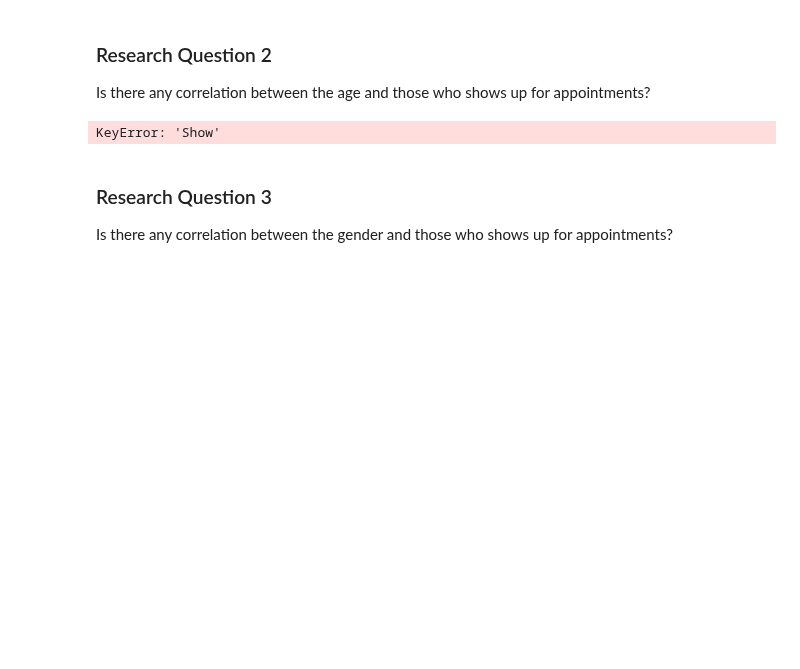
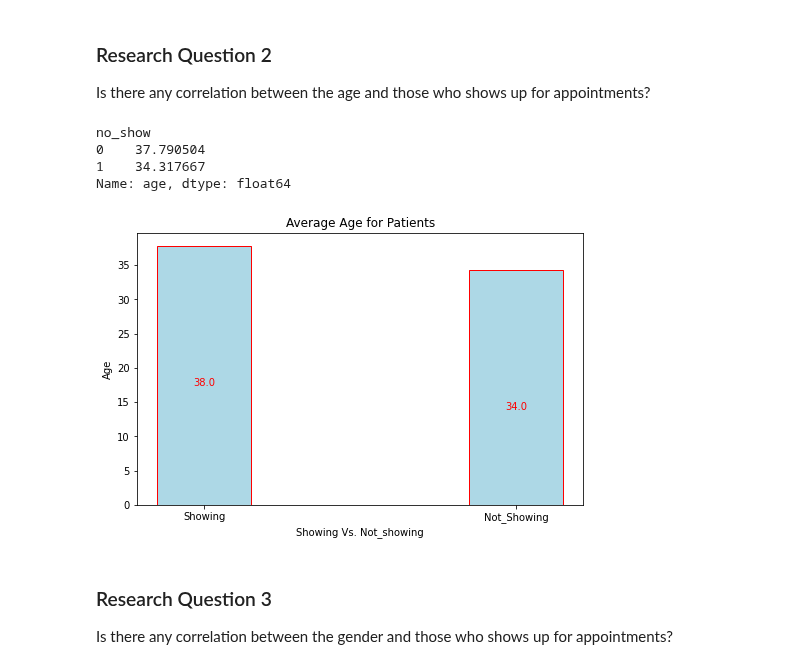
Before and after one commit to EnochAy/Udacity-Nanodegree-project--Data-Investigation-, a Jupyter notebook: Python Code/submission.ipynb, the cells around one changed output. Saved outputs shown, nothing was run; the diff lists cells and outputs as text; code cells hidden in the pictures; blank space fills up the shorter version.

```diff
--- a/Python Code/submission.ipynb
+++ b/Python Code/submission.ipynb
@@ -634,24 +634,28 @@ df1.age.hist(alpha=0.9, bins= 20);
 ### Research Question 2
 Is there any correlation between the age and those who shows up for appointments?
 # %%
-avg_age= df1.groupby('Show')['Age'].mean()
+avg_age= df1.groupby('no_show')['age'].mean()
 print(avg_age)
 
 # Plotting results:
 x=[1,2]
 y=avg_age.values
 fig=plt.figure(figsize=(8,5))
 plt.bar(x,y,width=0.3,edgecolor='red',facecolor='lightblue')
 label=['Showing','Not_Showing']
 plt.xticks(x,label)
-plt.xlabel('Showing & Not_showing')
+plt.xlabel('Showing Vs. Not_showing')
 plt.ylabel('Age')
 plt.title('Average Age for Patients')
 
 for xx,yy in zip(x,y):
     plt.text(xx,yy-20,yy.round(decimals=0),va='center',ha='center',color='red');
 # %% [output]
-KeyError: 'Show'
+no_show
+0    37.790504
+1    34.317667
+Name: age, dtype: float64
+[figure, added]
 # %% [markdown]
 ### Research Question 3
 Is there any correlation between the gender and those who shows up for appointments?
```
